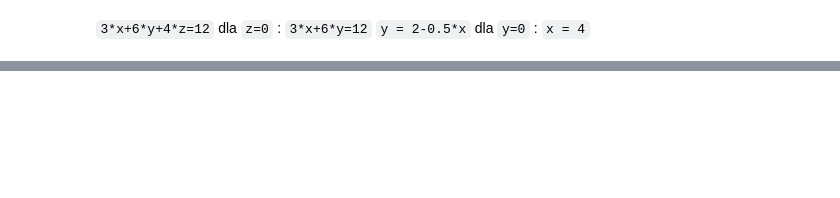
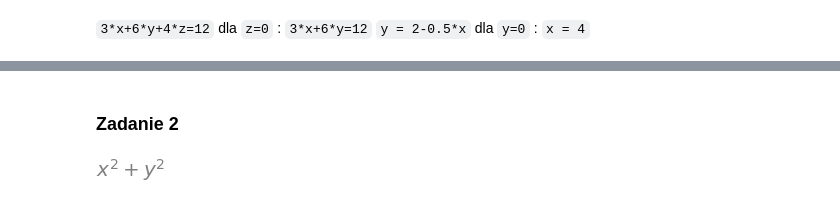
Before and after one commit to pzajaczkowski/ONWP, a Jupyter notebook: lista5/lista5.ipynb, the cells around one changed output, grey strips where cells are left out. Cells and saved outputs as stored; diff of their text form; code cells hidden in the pictures; blank space fills up the shorter version.

```diff
--- a/lista5/lista5.ipynb
+++ b/lista5/lista5.ipynb
@@ -46,0 +62,7 @@ integ.doit()
+# %% [markdown]
+### Zadanie 2
+# %%
+fun2 = x**2 + y**2
+fun2
+# %% [output]
+[figure, added]
```
Also changed, not shown: parts of 17 cells of this notebook.
